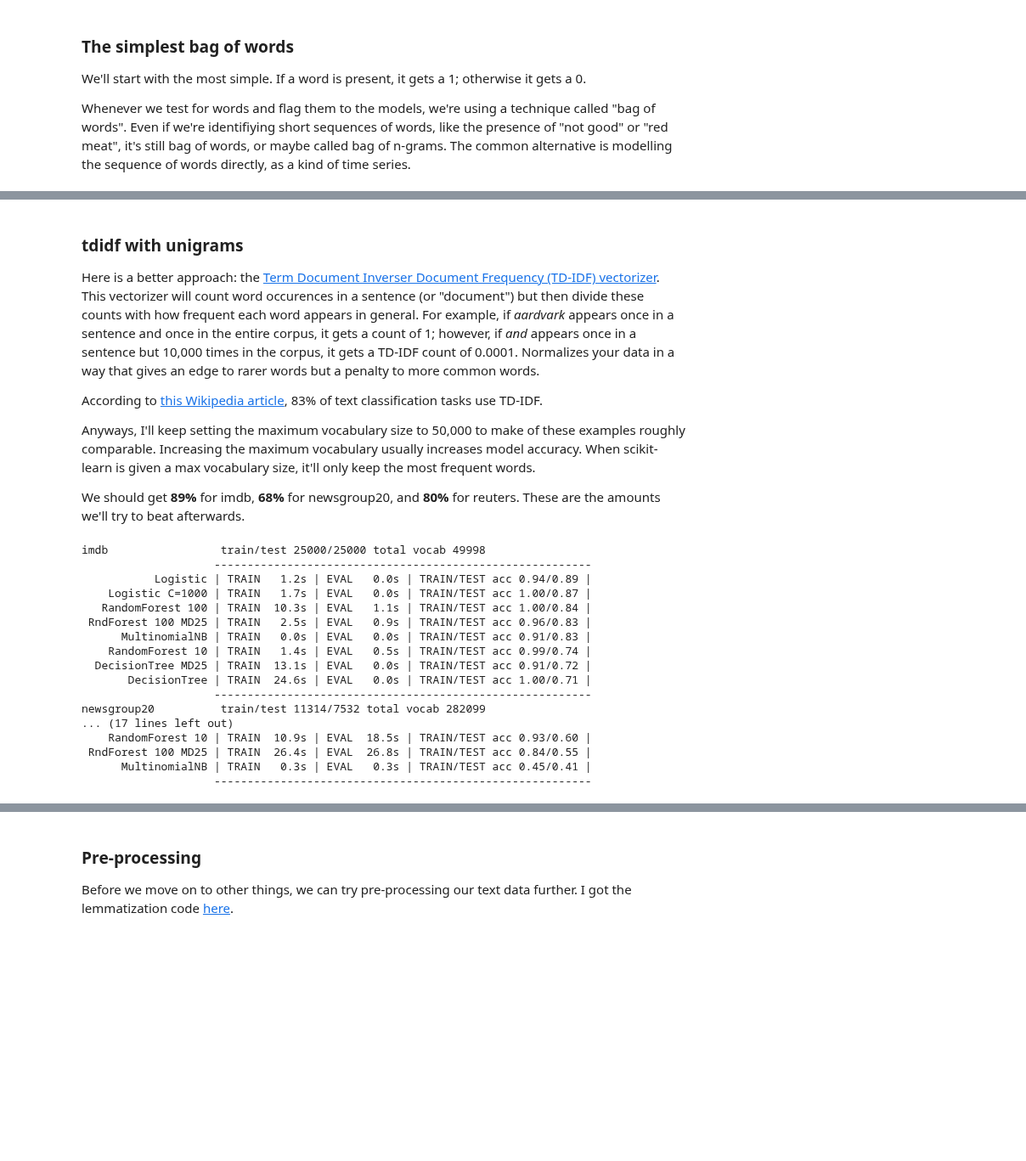
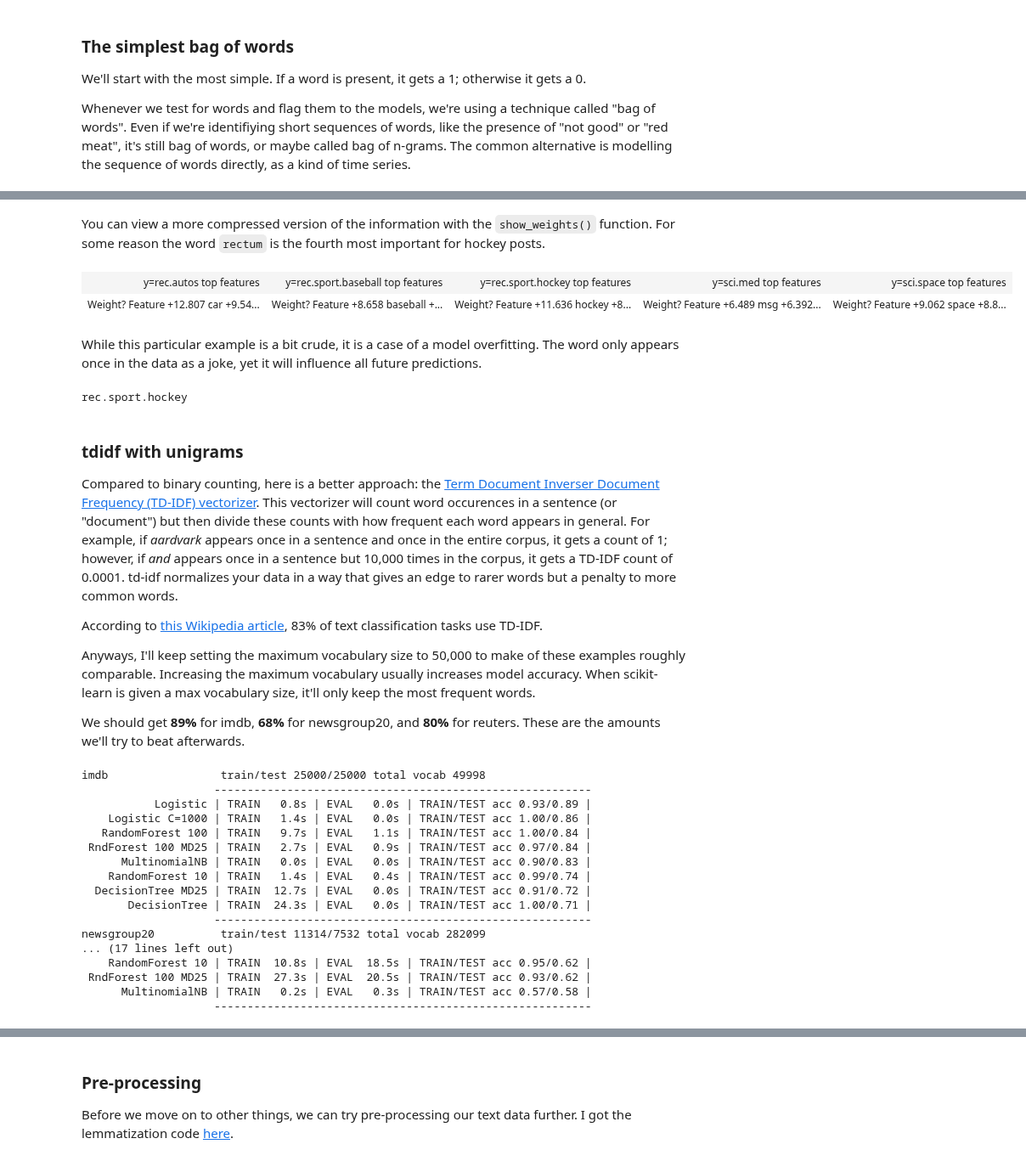
Before and after one commit to sjchiass/ml_guides, a Jupyter notebook: Statistical Learning/5_Text_Classification.ipynb, the cells around one changed output, grey strips where cells are left out. Shown at 85% size. Saved outputs shown, nothing was run; the diff lists cells and outputs as text; code cells hidden in the pictures; blank space fills up the shorter version.

Commit message:
Complete text classification

```diff
--- a/Statistical Learning/5_Text_Classification.ipynb
+++ b/Statistical Learning/5_Text_Classification.ipynb
@@ -358,0 +403,6 @@ newsgroup20          train/test 11314/7532 total vocab 282099
+# %%
+vec = CountVectorizer(max_features=50000, binary=True).fit(ng_data["X_train"])
+
+model = LogisticRegression(solver="lbfgs", n_jobs = -1, C=1000)
+
+fit = model.fit(ng_data["X_train_vec"], ng_data["y_train"])
@@ -359,7 +419,23 @@ newsgroup20          train/test 11314/7532 total vocab 282099
+# %% [markdown]
+You can view a more compressed version of the information with the `show_weights()` function. For some reason the word `rectum` is the fourth most important for hockey posts.
+# %%
+eli5.show_weights(fit, vec=vec, top=10, target_names=ng_train_raw.target_names,
+                  targets=["rec.autos", "rec.sport.baseball", "rec.sport.hockey", "sci.med", "sci.space"])
+# %% [output]
+| y=rec.autos top features | y=rec.sport.baseball top features | y=rec.sport.hockey top features | y=sci.med top features | y=sci.space top features |
+| Weight? Feature +12.807 car +9.54... | Weight? Feature +8.658 baseball +... | Weight? Feature +11.636 hockey +8... | Weight? Feature +6.489 msg +6.392... | Weight? Feature +9.062 space +8.8... |
+# %% [markdown]
+While this particular example is a bit crude, it is a case of a model overfitting. The word only appears once in the data as a joke, yet it will influence all future predictions.
+# %%
+wikipedia = "The rectum is the final straight portion of the large intestine."
+
+print(ng_train_raw.target_names[model.predict(vec.transform([wikipedia]))[0]])
+# %% [output]
+rec.sport.hockey
 # %% [markdown]
 ### tdidf with unigrams
 
-Here is a better approach: the [Term Document Inverser Document Frequency (TD-IDF) vectorizer](http://scikit-learn.org/stable/modules/generated/sklearn.feature_extraction.text.TfidfVectorizer.html). This vectorizer will count word occurences in a sentence (or "document") but then divide these counts with how frequent each word appears in general. For example, if *aardvark* appears once in a sentence and once in the entire corpus, it gets a count of 1; however, if *and* appears once in a sentence but 10,000 times in the corpus, it gets a TD-IDF count of 0.0001. Normalizes your data in a way that gives an edge to rarer words but a penalty to more common words.
+Compared to binary counting, here is a better approach: the [Term Document Inverser Document Frequency (TD-IDF) vectorizer](http://scikit-learn.org/stable/modules/generated/sklearn.feature_extraction.text.TfidfVectorizer.html). This vectorizer will count word occurences in a sentence (or "document") but then divide these counts with how frequent each word appears in general. For example, if *aardvark* appears once in a sentence and once in the entire corpus, it gets a count of 1; however, if *and* appears once in a sentence but 10,000 times in the corpus, it gets a TD-IDF count of 0.0001. td-idf normalizes your data in a way that gives an edge to rarer words but a penalty to more common words.
 
 According to [this Wikipedia article](https://en.wikipedia.org/wiki/Tf%E2%80%93idf), 83% of text classification tasks use TD-IDF.
 
@@ -368,26 +444,26 @@ Anyways, I'll keep setting the maximum vocabulary size to 50,000 to make of thes
 We should get **89%** for imdb, **68%** for newsgroup20, and **80%** for reuters. These are the amounts we'll try to beat afterwards.
 # %%
 for dataset in list_of_datasets:
-    dataset["X_train_vec"], dataset["X_test_vec"] = vectorize(TfidfVectorizer(max_features=50000), dataset["X_train"], dataset["X_test"])
+    dataset["X_train_vec"], dataset["X_test_vec"] = vectorize(TfidfVectorizer(max_features=50000, min_df=5), dataset["X_train"], dataset["X_test"])
 
 models_eval(list_of_models, list_of_datasets)
 # %% [output]
 imdb                 train/test 25000/25000 total vocab 49998
                     ---------------------------------------------------------
-           Logistic | TRAIN   1.2s | EVAL   0.0s | TRAIN/TEST acc 0.94/0.89 |
-    Logistic C=1000 | TRAIN   1.7s | EVAL   0.0s | TRAIN/TEST acc 1.00/0.87 |
-   RandomForest 100 | TRAIN  10.3s | EVAL   1.1s | TRAIN/TEST acc 1.00/0.84 |
- RndForest 100 MD25 | TRAIN   2.5s | EVAL   0.9s | TRAIN/TEST acc 0.96/0.83 |
-      MultinomialNB | TRAIN   0.0s | EVAL   0.0s | TRAIN/TEST acc 0.91/0.83 |
-    RandomForest 10 | TRAIN   1.4s | EVAL   0.5s | TRAIN/TEST acc 0.99/0.74 |
-  DecisionTree MD25 | TRAIN  13.1s | EVAL   0.0s | TRAIN/TEST acc 0.91/0.72 |
-       DecisionTree | TRAIN  24.6s | EVAL   0.0s | TRAIN/TEST acc 1.00/0.71 |
+           Logistic | TRAIN   0.8s | EVAL   0.0s | TRAIN/TEST acc 0.93/0.89 |
+    Logistic C=1000 | TRAIN   1.4s | EVAL   0.0s | TRAIN/TEST acc 1.00/0.86 |
+   RandomForest 100 | TRAIN   9.7s | EVAL   1.1s | TRAIN/TEST acc 1.00/0.84 |
+ RndForest 100 MD25 | TRAIN   2.7s | EVAL   0.9s | TRAIN/TEST acc 0.97/0.84 |
+      MultinomialNB | TRAIN   0.0s | EVAL   0.0s | TRAIN/TEST acc 0.90/0.83 |
+    RandomForest 10 | TRAIN   1.4s | EVAL   0.4s | TRAIN/TEST acc 0.99/0.74 |
+  DecisionTree MD25 | TRAIN  12.7s | EVAL   0.0s | TRAIN/TEST acc 0.91/0.72 |
+       DecisionTree | TRAIN  24.3s | EVAL   0.0s | TRAIN/TEST acc 1.00/0.71 |
                     ---------------------------------------------------------
 newsgroup20          train/test 11314/7532 total vocab 282099
 ... (17 lines left out)
-    RandomForest 10 | TRAIN  10.9s | EVAL  18.5s | TRAIN/TEST acc 0.93/0.60 |
- RndForest 100 MD25 | TRAIN  26.4s | EVAL  26.8s | TRAIN/TEST acc 0.84/0.55 |
-      MultinomialNB | TRAIN   0.3s | EVAL   0.3s | TRAIN/TEST acc 0.45/0.41 |
+    RandomForest 10 | TRAIN  10.8s | EVAL  18.5s | TRAIN/TEST acc 0.95/0.62 |
+ RndForest 100 MD25 | TRAIN  27.3s | EVAL  20.5s | TRAIN/TEST acc 0.93/0.62 |
+      MultinomialNB | TRAIN   0.2s | EVAL   0.3s | TRAIN/TEST acc 0.57/0.58 |
                     ---------------------------------------------------------
 # %% [markdown]
 ### tdidf with bigrams
```
Also changed, not shown: parts of 60 cells of this notebook, 1 other file.
